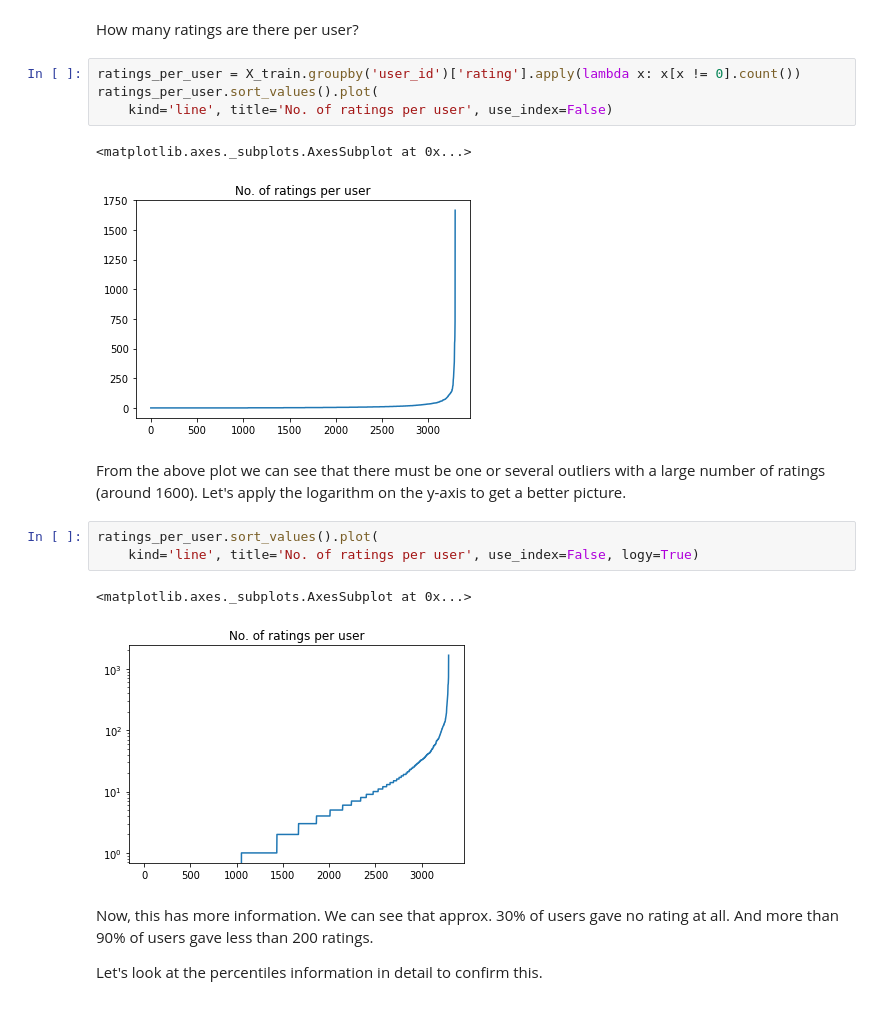
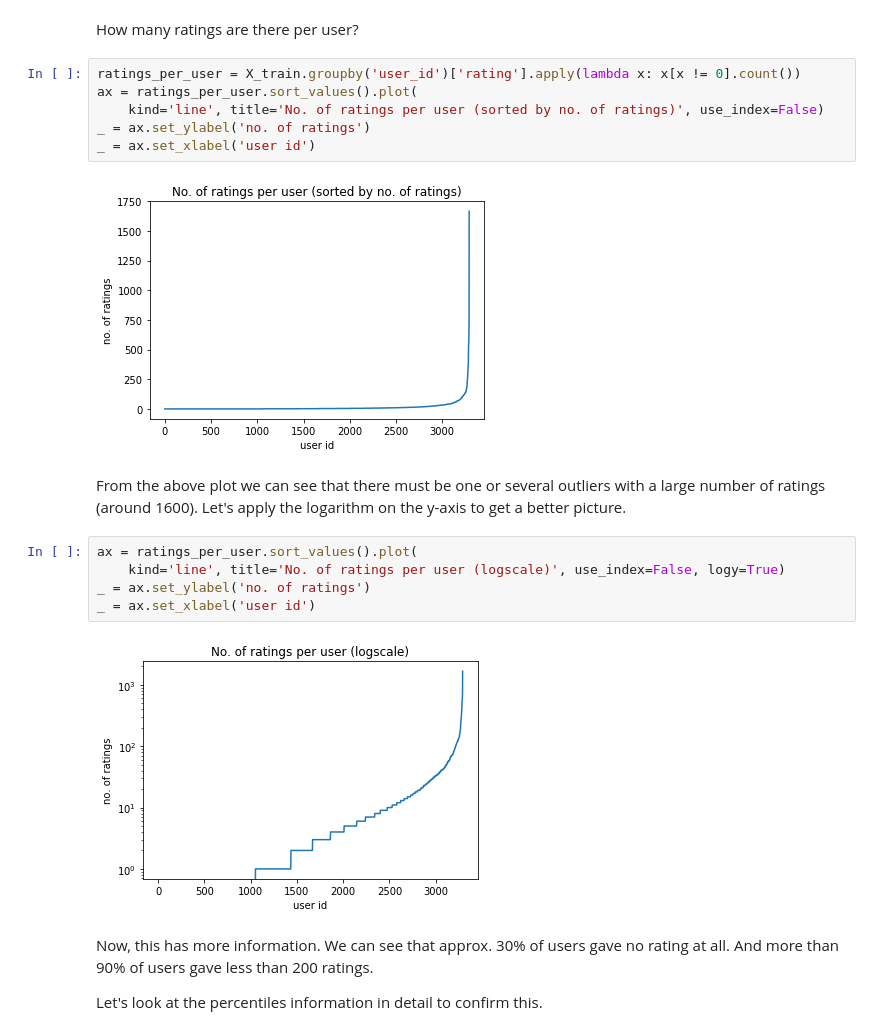
Before and after one commit to killakalle/8anu_Exploration, a Jupyter notebook: 8anu_Exploration.ipynb, the cells around one changed output. Drawn from its saved outputs; the diff is of its cells as text.

```diff
--- a/8anu_Exploration.ipynb
+++ b/8anu_Exploration.ipynb
@@ -366,19 +373,21 @@ This means that approx. 2/3 of users have rated at least one item.
 How many ratings are there per user?
 # %%
 ratings_per_user = X_train.groupby('user_id')['rating'].apply(lambda x: x[x != 0].count())
-ratings_per_user.sort_values().plot(
-    kind='line', title='No. of ratings per user', use_index=False)
+ax = ratings_per_user.sort_values().plot(
+    kind='line', title='No. of ratings per user (sorted by no. of ratings)', use_index=False)
+_ = ax.set_ylabel('no. of ratings')
+_ = ax.set_xlabel('user id')
 # %% [output]
-<matplotlib.axes._subplots.AxesSubplot at 0x...>
-[figure, old version]
+[figure, new version]
 # %% [markdown]
 From the above plot we can see that there must be one or several outliers with a large number of ratings (around 1600). Let's apply the logarithm on the y-axis to get a better picture.
 # %%
-ratings_per_user.sort_values().plot(
-    kind='line', title='No. of ratings per user', use_index=False, logy=True)
+ax = ratings_per_user.sort_values().plot(
+    kind='line', title='No. of ratings per user (logscale)', use_index=False, logy=True)
+_ = ax.set_ylabel('no. of ratings')
+_ = ax.set_xlabel('user id')
 # %% [output]
-<matplotlib.axes._subplots.AxesSubplot at 0x...>
-[figure, old version]
+[figure, new version]
 # %% [markdown]
 Now, this has more information. We can see that approx. 30% of users gave no rating at all. And more than 90% of users gave less than 200 ratings.
 
```
Also changed, not shown: parts of 42 cells of this notebook, 4 other files.
